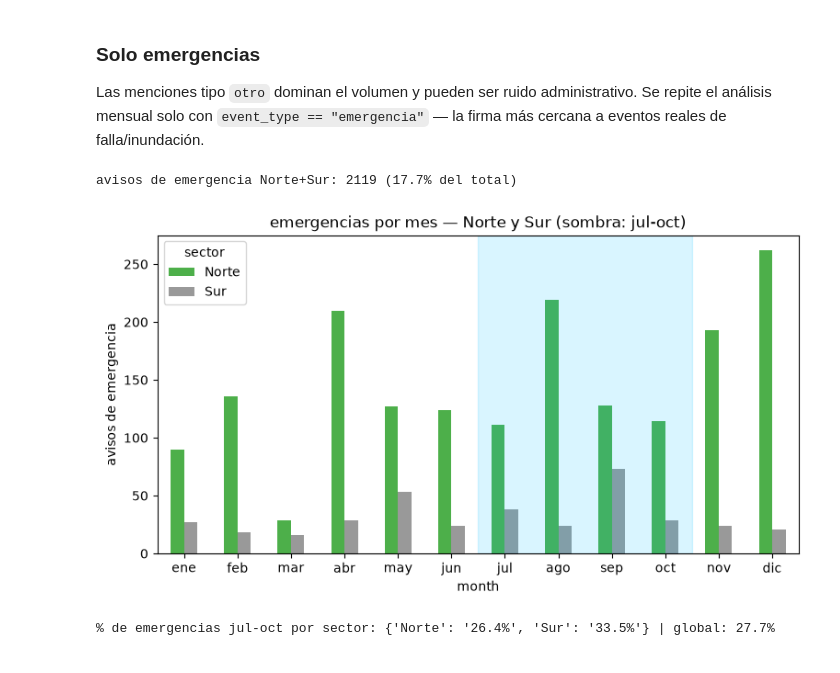
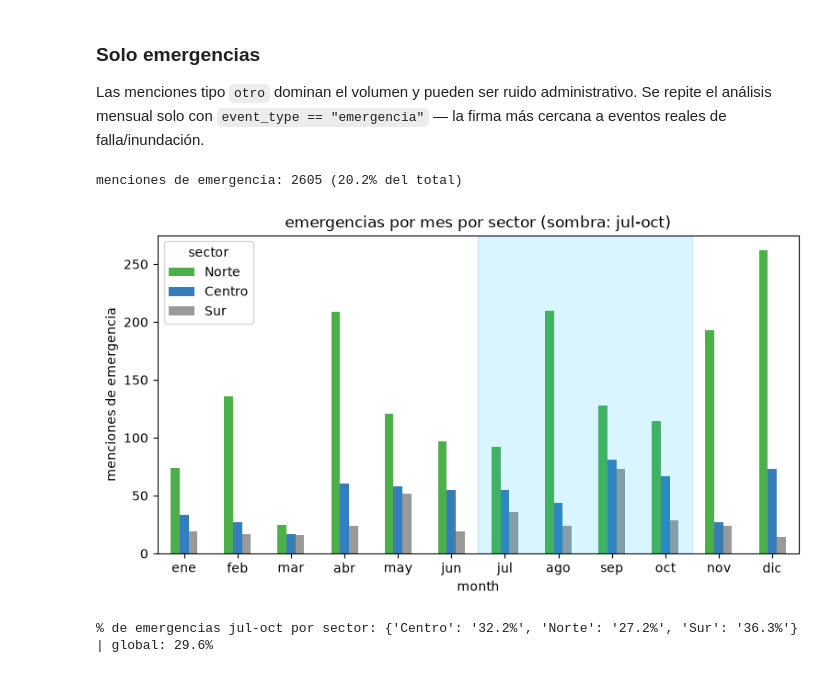
Before and after one commit to Mcd-2026-2-IngC-Team/proyecto-ingenieria-de-caracteristicas, a Jupyter notebook: notebooks/AAMM/06-AAMM-eda-avisos-hidrografia.ipynb, the cells around one changed output. Saved outputs shown, nothing was run; the diff lists cells and outputs as text; code cells hidden in the pictures.

```diff
--- a/notebooks/AAMM/06-AAMM-eda-avisos-hidrografia.ipynb
+++ b/notebooks/AAMM/06-AAMM-eda-avisos-hidrografia.ipynb
@@ -468,20 +357,20 @@ plt.show()
 # cambia entre sectores, la relacion aviso~hidrografia no es uniforme
 colores_sector = {"Norte": "#4daf4a", "Centro": "#377eb8", "Sur": "#999999"}
 orden = ["Norte", "Centro", "Sur"]
-exposiciones = [("km_cauce", "km de cauce (hl)"), ("area_ha_km2", "cuerpos de agua (ha), km2")]
+#exposiciones = [("km_cauce", "km de cauce (hl)"), ("area_ha_km2", "cuerpos de agua (ha), km2")]
+exposiciones = [("km_cauce", "km de cauce (hl)")]
 
-fig, axes = plt.subplots(2, 3, figsize=(13, 8), sharey="row")
+fig, axes = plt.subplots(1, 3, figsize=(13, 8), sharey="row")
 
 print("Spearman exposicion vs. menciones por sector (por colonia):")
 for j, s in enumerate(orden):
     d = expo_sector[expo_sector["sector"] == s]
     for i, (exposicion, etiqueta) in enumerate(exposiciones):
-        ax = axes[i, j]
+        ax = axes[j]
         ax.scatter(d[exposicion], d["menciones"], s=14, alpha=0.5, color=colores_sector[s])
         rho = d[[exposicion, "menciones"]].corr(method="spearman").iloc[0, 1]
         ax.set_title(f"{s}  (rho={rho:.2f}, n={len(d)})", fontsize=10)
-        if i == 1:
-            ax.set_xlabel(etiqueta)
+        ax.set_xlabel(etiqueta)
         if j == 0:
             ax.set_ylabel("menciones")
         print(f"  {s}: {exposicion} rho={rho:.2f}  ({len(d)} colonias)")
@@ -712,0 +712,19 @@ year
+# %%
+# mismo panel por sector x tipo de evento, solo 2025
+avisos_2025 = avisos_ns[avisos_ns["year"] == 2025]
+print(f"menciones en 2025: {len(avisos_2025)}")
+
+fig, axes = plt.subplots(1, 3, figsize=(17, 4), sharey=False)
+for i, (ax, s) in enumerate(zip(axes, orden)):
+    d = avisos_2025[avisos_2025["sector"] == s]
+    (
+        d.groupby(["month", "event_type"]).size().unstack("event_type")
+        .reindex(range(1, 13)).reindex(columns=TIPOS_EVENTO, fill_value=0)
+        .plot.bar(ax=ax, rot=0, stacked=True, legend=(i == 0),
+                  color=[COLORES_EVENTO[t] for t in TIPOS_EVENTO])
+    )
+    ax.axvspan(6.5 - 1, 10.5 - 1, color="deepskyblue", alpha=0.15)
+    ax.set_xticklabels(MESES, fontsize=8)
+    ax.set_title(f"{s}: avisos por mes y tipo de evento (2025)")
+plt.tight_layout()
+plt.show()
@@ -717,32 +738,33 @@ Las menciones tipo `otro` dominan el volumen y pueden ser ruido administrativo.
 # %%
 # solo emergencias: distribucion mensual por sector
 emerg_ns = avisos_ns[avisos_ns["event_type"] == "emergencia"]
-print(f"avisos de emergencia Norte+Sur: {len(emerg_ns)} "
+print(f"menciones de emergencia: {len(emerg_ns)} "
       f"({len(emerg_ns) / len(avisos_ns) * 100:.1f}% del total)")
 
 por_mes_em = (
-    emerg_ns.groupby(["month", "sector"]).size().unstack("sector").reindex(range(1, 13))
+    emerg_ns.groupby(["month", "sector"]).size().unstack("sector")
+    .reindex(range(1, 13))[orden]
 )
 
 fig, ax = plt.subplots(figsize=(9, 4.5))
-por_mes_em.plot.bar(ax=ax, rot=0, color=[colores_sector["Norte"], colores_sector["Sur"]])
+por_mes_em.plot.bar(ax=ax, rot=0, color=[colores_sector[s] for s in orden])
 ax.axvspan(6.5 - 1, 10.5 - 1, color="deepskyblue", alpha=0.15)
 ax.set_xticklabels(MESES)
-ax.set_title("emergencias por mes — Norte y Sur (sombra: jul-oct)")
-ax.set_ylabel("avisos de emergencia")
+ax.set_title("emergencias por mes por sector (sombra: jul-oct)")
+ax.set_ylabel("menciones de emergencia")
 plt.show()
 
 print(
     "% de emergencias jul-oct por sector:",
     emerg_ns.groupby("sector").apply(
         lambda d: f"{d['month'].between(8, 10).mean() * 100:.1f}%", include_groups=False
     ).to_dict(),
     "| global:", f"{emerg_ns['month'].between(8, 10).mean() * 100:.1f}%",
 )
 # %% [output]
-avisos de emergencia Norte+Sur: 2119 (17.7% del total)
+menciones de emergencia: 2605 (20.2% del total)
-[figure, old version]
+[figure, new version]
-% de emergencias jul-oct por sector: {'Norte': '26.4%', 'Sur': '33.5%'} | global: 27.7%
+% de emergencias jul-oct por sector: {'Centro': '32.2%', 'Norte': '27.2%', 'Sur': '36.3%'} | global: 29.6%
 # %%
 # emergencias por anio y mes: ¿el pico ago-oct se repite?
 em_anio_mes = (
```
Also changed, not shown: parts of 25 cells of this notebook, 1 other file.
